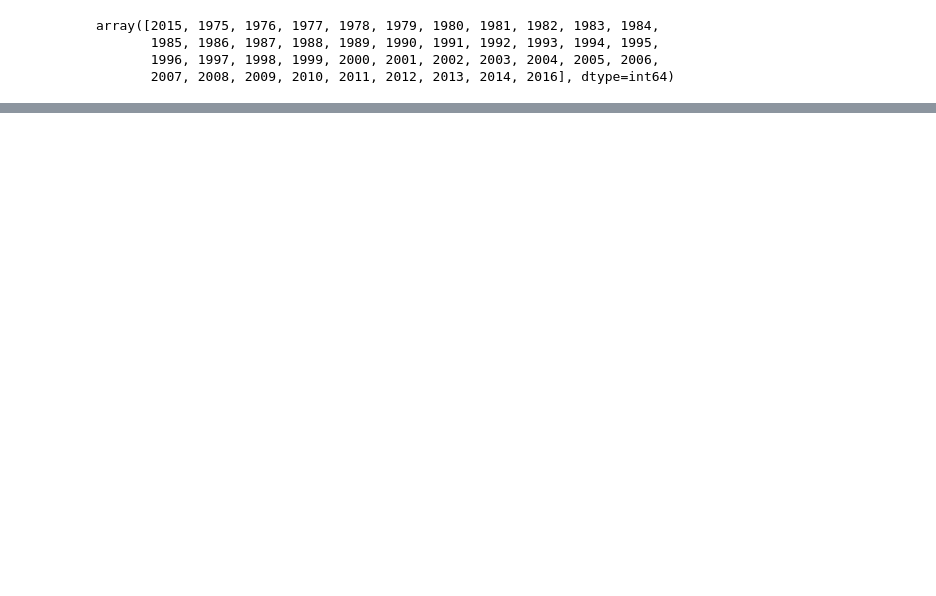
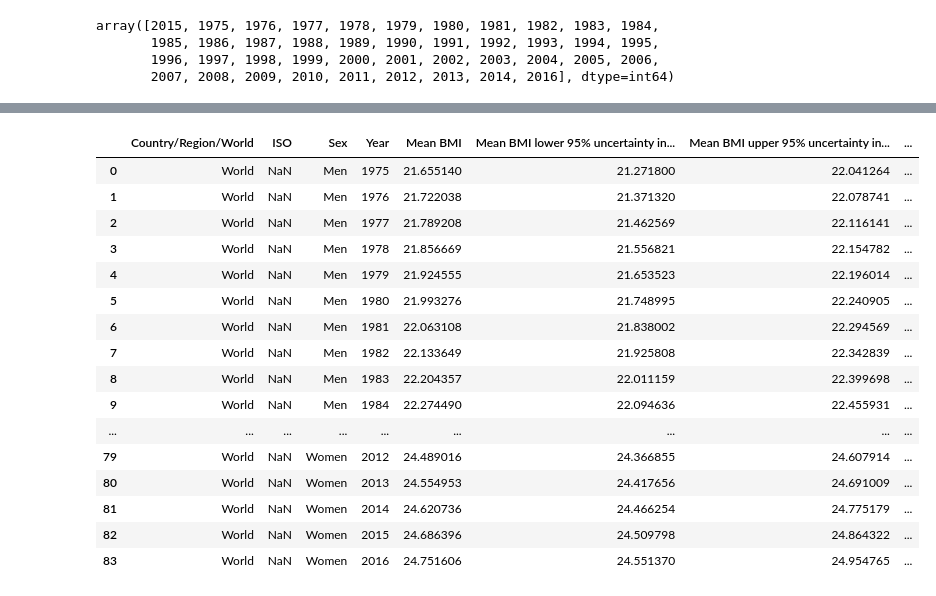
Before and after one commit to sgoolsby88/da7_capstone, a Jupyter notebook: notebooks/EDA_BMI.ipynb, the cells around one changed output, grey strips where cells are left out. Cells and saved outputs as stored; diff of their text form; code cells hidden in the pictures; blank space fills up the shorter version.

```diff
--- a/notebooks/EDA_BMI.ipynb
+++ b/notebooks/EDA_BMI.ipynb
@@ -34,0 +126,22 @@ UnicodeDecodeError: 'utf-8' codec can't decode byte 0xb2 in position 149: invali
+# %%
+global_bmi = pd.read_csv('../data/NCD_RisC_Lancet_2017_BMI_age_standardised_world2.csv')
+# %%
+global_bmi
+# %% [output]
+|  | Country/Region/World | ISO | Sex | Year | Mean BMI | Mean BMI lower 95% uncertainty in... | Mean BMI upper 95% uncertainty in... | ... |
+| 0 | World | NaN | Men | 1975 | 21.655140 | 21.271800 | 22.041264 | ... |
+| 1 | World | NaN | Men | 1976 | 21.722038 | 21.371320 | 22.078741 | ... |
+| 2 | World | NaN | Men | 1977 | 21.789208 | 21.462569 | 22.116141 | ... |
+| 3 | World | NaN | Men | 1978 | 21.856669 | 21.556821 | 22.154782 | ... |
+| 4 | World | NaN | Men | 1979 | 21.924555 | 21.653523 | 22.196014 | ... |
+| 5 | World | NaN | Men | 1980 | 21.993276 | 21.748995 | 22.240905 | ... |
+| 6 | World | NaN | Men | 1981 | 22.063108 | 21.838002 | 22.294569 | ... |
+| 7 | World | NaN | Men | 1982 | 22.133649 | 21.925808 | 22.342839 | ... |
+| 8 | World | NaN | Men | 1983 | 22.204357 | 22.011159 | 22.399698 | ... |
+| 9 | World | NaN | Men | 1984 | 22.274490 | 22.094636 | 22.455931 | ... |
+| ... | ... | ... | ... | ... | ... | ... | ... | ... |
+| 79 | World | NaN | Women | 2012 | 24.489016 | 24.366855 | 24.607914 | ... |
+| 80 | World | NaN | Women | 2013 | 24.554953 | 24.417656 | 24.691009 | ... |
+| 81 | World | NaN | Women | 2014 | 24.620736 | 24.466254 | 24.775179 | ... |
+| 82 | World | NaN | Women | 2015 | 24.686396 | 24.509798 | 24.864322 | ... |
+| 83 | World | NaN | Women | 2016 | 24.751606 | 24.551370 | 24.954765 | ... |
```
Also changed, not shown: parts of 9 cells of this notebook, 2 other files.
